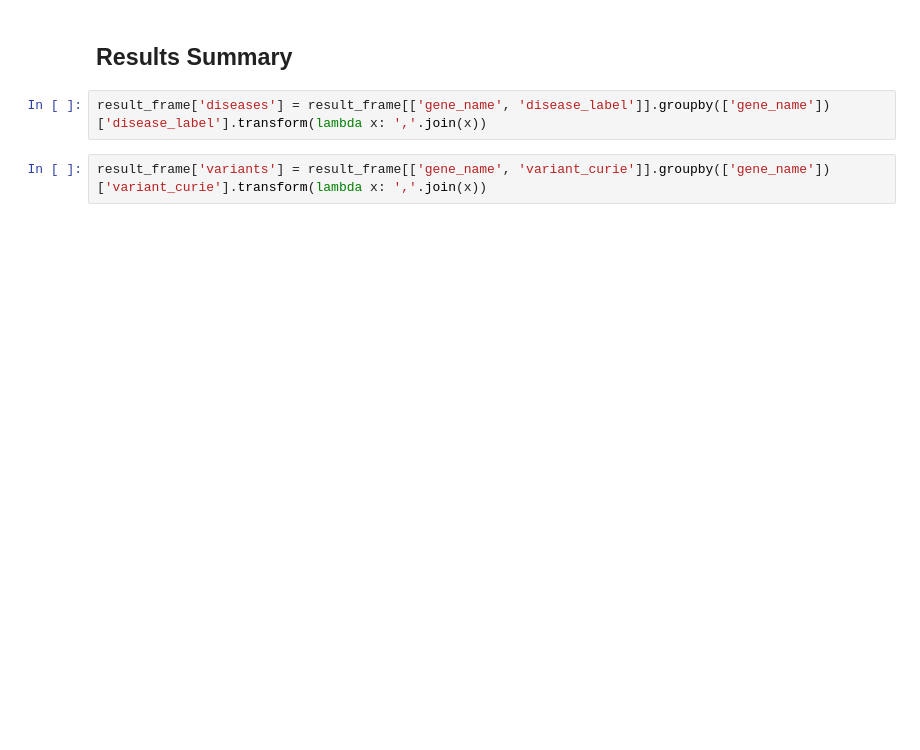
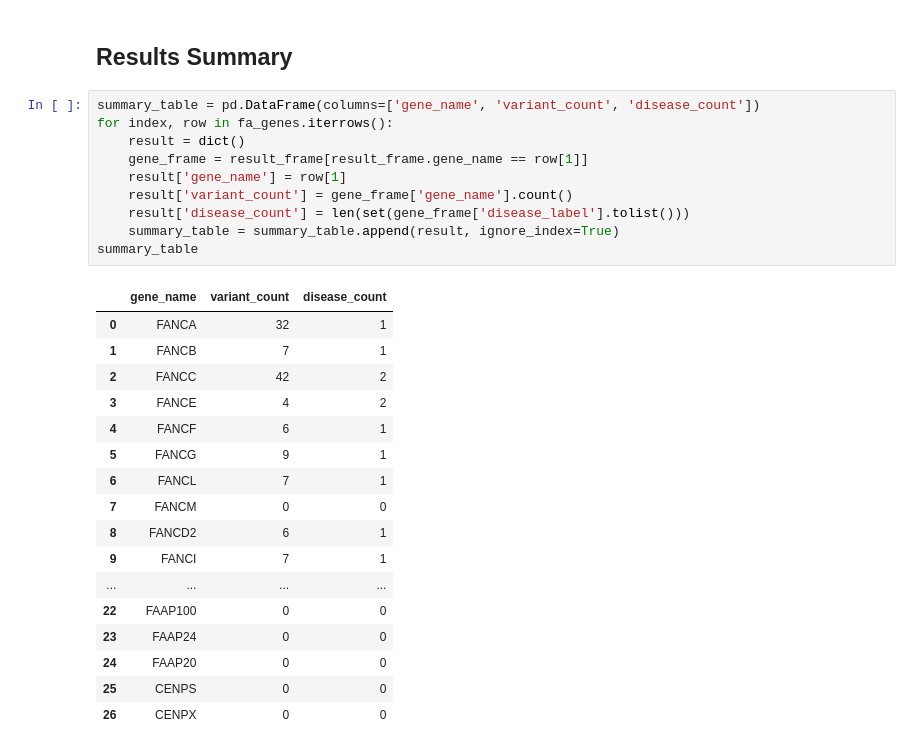
Before and after one commit to ncats/translator-workflows, a Jupyter notebook: Orange_QB1_Benchmark_CQs/QB1.2_FA_Gene_Pathogenic_Variants/QB1.2.ipynb, the cells around one changed output. Saved outputs shown, nothing was run; the diff lists cells and outputs as text; blank space fills up the shorter version.

Commit message:
reported variant reduction

```diff
--- a/Orange_QB1_Benchmark_CQs/QB1.2_FA_Gene_Pathogenic_Variants/QB1.2.ipynb
+++ b/Orange_QB1_Benchmark_CQs/QB1.2_FA_Gene_Pathogenic_Variants/QB1.2.ipynb
@@ -203,7 +203,31 @@ wd_result_frame
 | 55 | http://www.wikidata.org/entity/Q1... | CENPX | None | None | None | None |
 # %% [markdown]
 ## Results Summary
-# %%
-result_frame['diseases'] = result_frame[['gene_name', 'disease_label']].groupby(['gene_name'])['disease_label'].transform(lambda x: ','.join(x))
-# %%
-result_frame['variants'] = result_frame[['gene_name', 'variant_curie']].groupby(['gene_name'])['variant_curie'].transform(lambda x: ','.join(x))
+# %%
+summary_table = pd.DataFrame(columns=['gene_name', 'variant_count', 'disease_count'])
+for index, row in fa_genes.iterrows():
+    result = dict()
+    gene_frame = result_frame[result_frame.gene_name == row[1]]
+    result['gene_name'] = row[1]
+    result['variant_count'] = gene_frame['gene_name'].count()
+    result['disease_count'] = len(set(gene_frame['disease_label'].tolist()))
+    summary_table = summary_table.append(result, ignore_index=True)
+summary_table
+# %% [output]
+|  | gene_name | variant_count | disease_count |
+| 0 | FANCA | 32 | 1 |
+| 1 | FANCB | 7 | 1 |
+| 2 | FANCC | 42 | 2 |
+| 3 | FANCE | 4 | 2 |
+| 4 | FANCF | 6 | 1 |
+| 5 | FANCG | 9 | 1 |
+| 6 | FANCL | 7 | 1 |
+| 7 | FANCM | 0 | 0 |
+| 8 | FANCD2 | 6 | 1 |
+| 9 | FANCI | 7 | 1 |
+| ... | ... | ... | ... |
+| 22 | FAAP100 | 0 | 0 |
+| 23 | FAAP24 | 0 | 0 |
+| 24 | FAAP20 | 0 | 0 |
+| 25 | CENPS | 0 | 0 |
+| 26 | CENPX | 0 | 0 |
```
